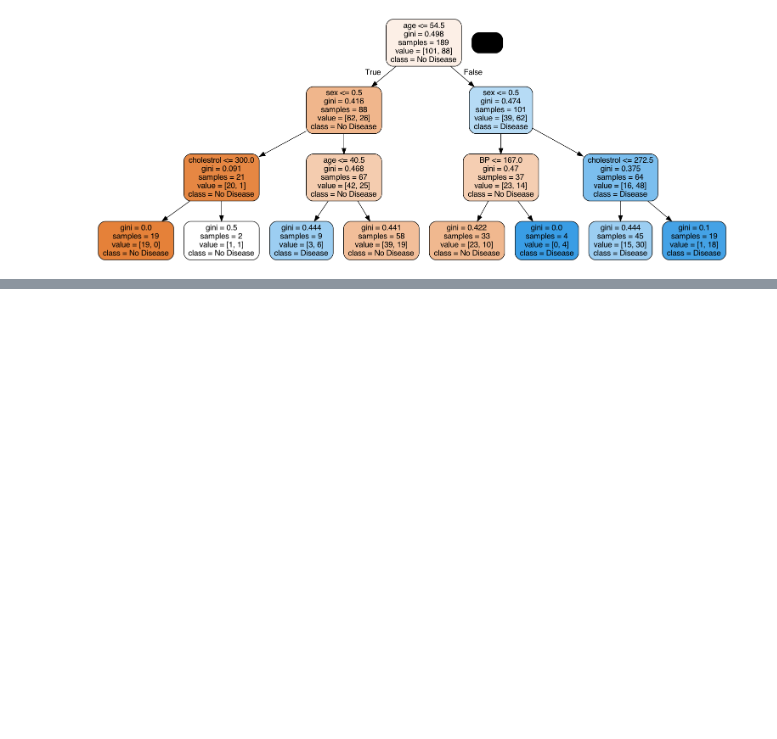
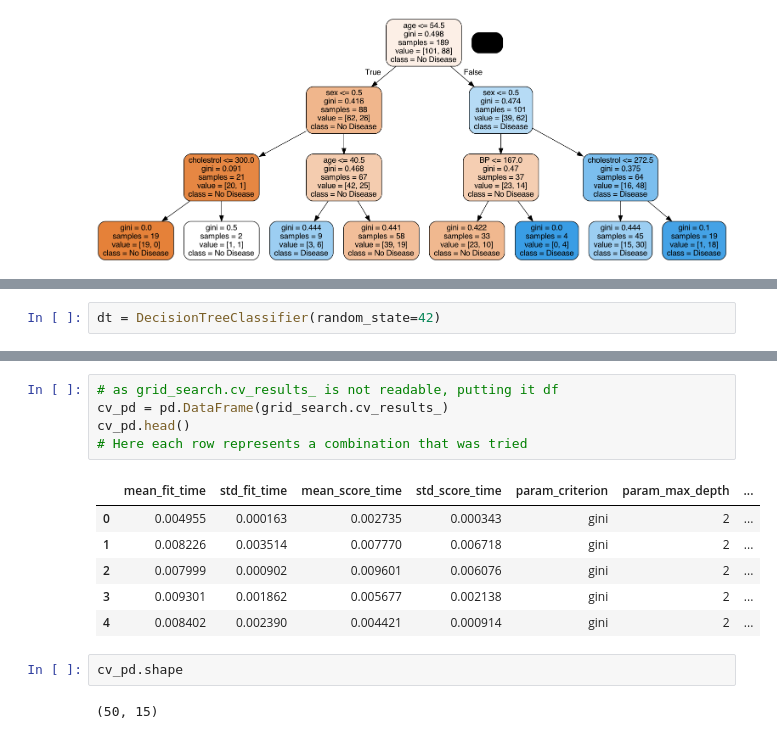
Before and after one commit to kc11381/Heart_Disease_and_Housing_Price_Prediction_Using_Decision_Tree_Random_Forest, a Jupyter notebook: heart_disease_prediction_using_decision_tree.ipynb, the cells around one changed output, grey strips where cells are left out. Drawn from its saved outputs; the diff is of its cells as text; blank space fills up the shorter version.

```diff
--- a/heart_disease_prediction_using_decision_tree.ipynb
+++ b/heart_disease_prediction_using_decision_tree.ipynb
@@ -317,0 +323,2 @@ Test Confusion Matrix:
+# %%
+dt = DecisionTreeClassifier(random_state=42)
@@ -317,0 +374,16 @@ Test Confusion Matrix:
+# %%
+# as grid_search.cv_results_ is not readable, putting it df
+cv_pd = pd.DataFrame(grid_search.cv_results_)
+cv_pd.head()
+# Here each row represents a combination that was tried
+# %% [output]
+|  | mean_fit_time | std_fit_time | mean_score_time | std_score_time | param_criterion | param_max_depth | ... |
+| 0 | 0.004955 | 0.000163 | 0.002735 | 0.000343 | gini | 2 | ... |
+| 1 | 0.008226 | 0.003514 | 0.007770 | 0.006718 | gini | 2 | ... |
+| 2 | 0.007999 | 0.000902 | 0.009601 | 0.006076 | gini | 2 | ... |
+| 3 | 0.009301 | 0.001862 | 0.005677 | 0.002138 | gini | 2 | ... |
+| 4 | 0.008402 | 0.002390 | 0.004421 | 0.000914 | gini | 2 | ... |
+# %%
+cv_pd.shape
+# %% [output]
+(50, 15)
```
Also changed, not shown: parts of 61 cells of this notebook.
